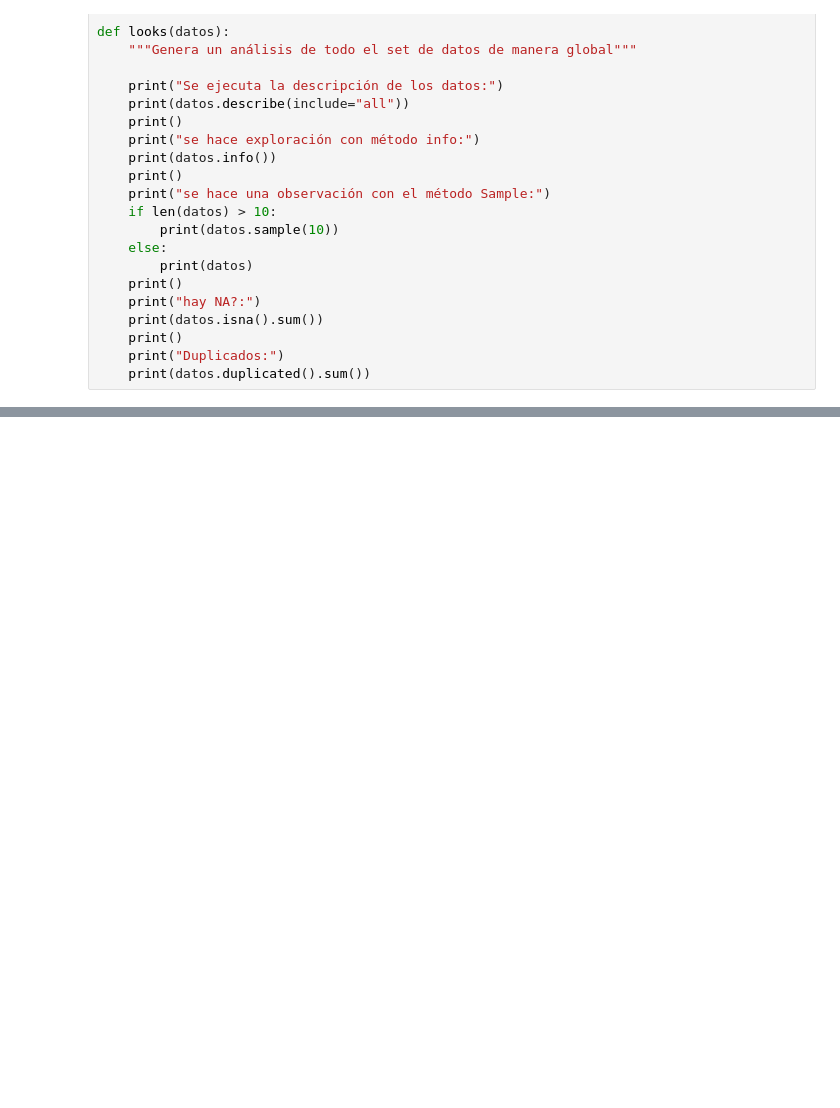
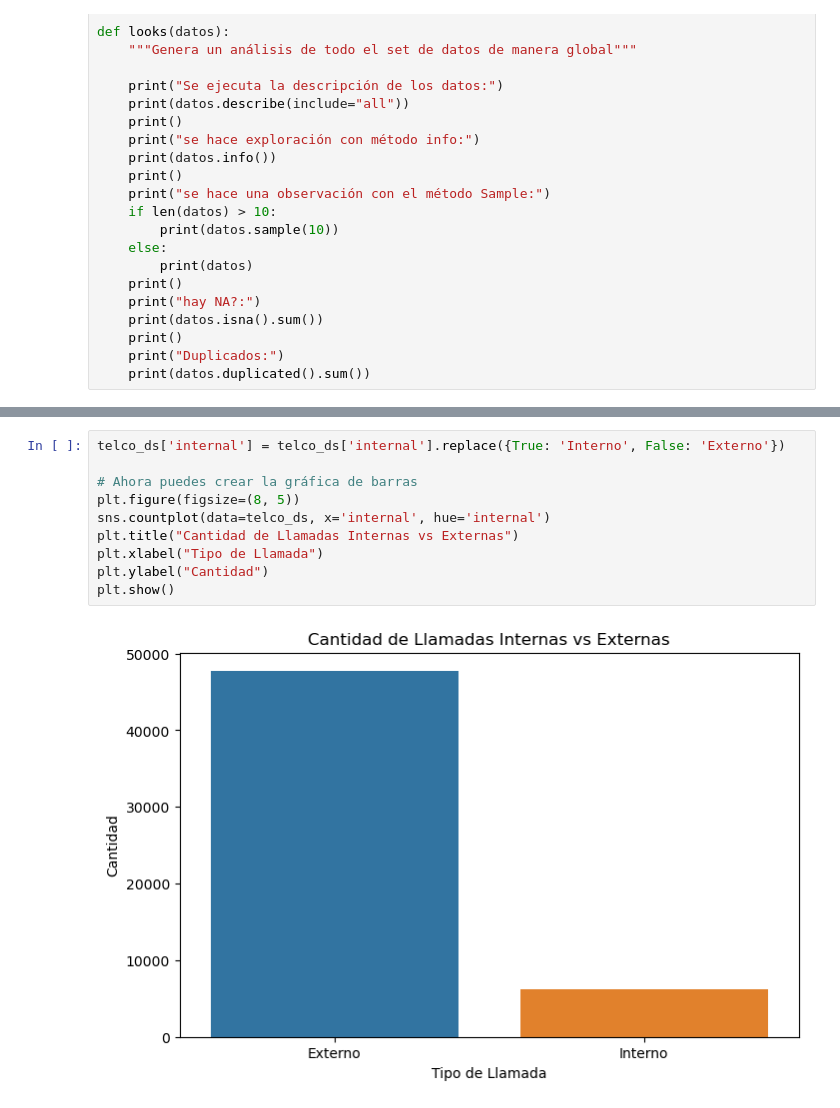
Before and after one commit to hukitan/tripleten, a Jupyter notebook: Proyectos_en_desarrollo/Proyecto Final/Proyecto Final.ipynb, the cells around one changed output, grey strips where cells are left out. Drawn from its saved outputs; the diff is of its cells as text; blank space fills up the shorter version.

```diff
--- a/Proyectos_en_desarrollo/Proyecto Final/Proyecto Final.ipynb
+++ b/Proyectos_en_desarrollo/Proyecto Final/Proyecto Final.ipynb
@@ -71,0 +268,12 @@ def looks(datos):
+# %%
+telco_ds['internal'] = telco_ds['internal'].replace({True: 'Interno', False: 'Externo'})
+
+# Ahora puedes crear la gráfica de barras
+plt.figure(figsize=(8, 5))
+sns.countplot(data=telco_ds, x='internal', hue='internal')
+plt.title("Cantidad de Llamadas Internas vs Externas")
+plt.xlabel("Tipo de Llamada")
+plt.ylabel("Cantidad")
+plt.show()
+# %% [output]
+[figure, added]
```
Also changed, not shown: parts of 12 cells of this notebook.
